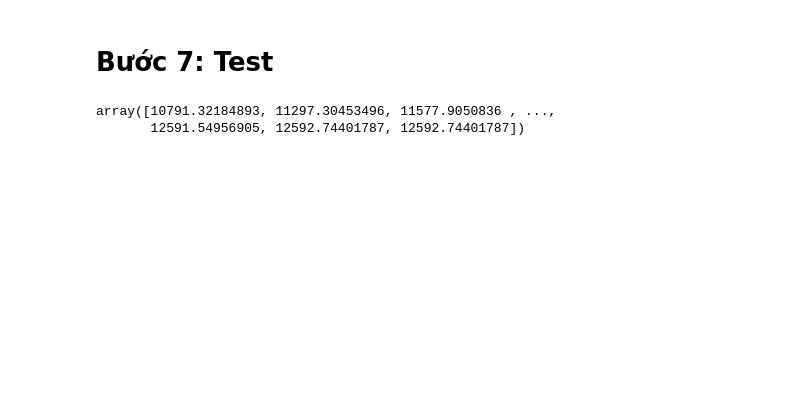
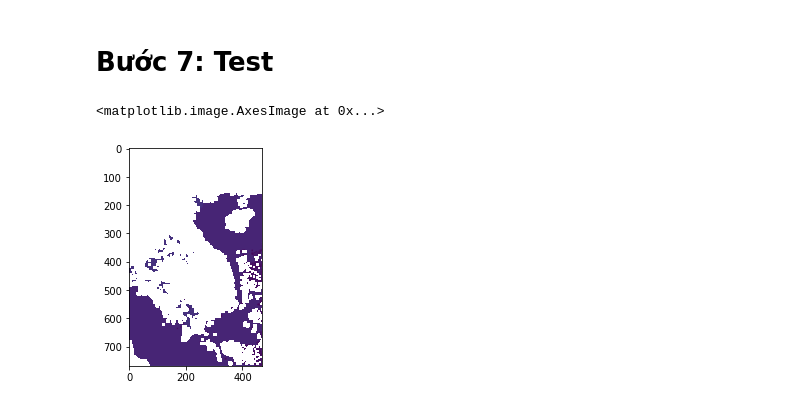
Before and after one commit to Minology/cvdhd-escape, a Jupyter notebook: land_use_regression.ipynb, the cells around one changed output. Cells and saved outputs as stored; diff of their text form; code cells hidden in the pictures; blank space fills up the shorter version.

```diff
--- a/Training.ipynb
+++ b/land_use_regression.ipynb
@@ -154,7 +159,7 @@ is_model_valid([14.946586, -13.687712], ['relative_humidity_9000', 'relative_hum
 # %% [output]
 False
 # %%
-EPS = 0
+EPS = -0.0003
 
 models = {}
 current_r2 = valid_model_df['adjusted_r2'].to_numpy()[0]
@@ -344,12 +354,2 @@ Name: feature, Length: 66, dtype: object, r2: 0.00859356331715444
 # %%
 best_model, _ = get_model_and_r2(chosen_features)
-# %%
-def test_date(date):
-    test_data = pd.read_csv(f'data/test/test{date.year}{date.month:02}{date.day:02}.csv')
-    no2 = best_model.predict(test_data[chosen_features])
-    return no2
-
-test_date(datetime.datetime(2019, 1, 3))
-# %% [output]
-array([10791.32184893, 11297.30453496, 11577.9050836 , ...,
-       12591.54956905, 12592.74401787, 12592.74401787])
@@ -355,0 +369,7 @@ array([10791.32184893, 11297.30453496, 11577.9050836 , ...,
+# %%
+def ReadGeoTiff(FilePath):
+    dataset = gdal.Open(FilePath, GA_ReadOnly)
+    # Get the first (and only) band.
+    band = dataset.GetRasterBand(1)
+    # Open as an array.
+    return band.ReadAsArray()
@@ -355,0 +399,30 @@ array([10791.32184893, 11297.30453496, 11577.9050836 , ...,
+# %%
+TEST_THRESHOLD = 300
+
+def test_date(date):
+    templateFilePath = r'data/template.tif'
+    array = ReadGeoTiff(templateFilePath)
+
+    array = np.full(array.shape, np.nan)
+    test_data = pd.read_csv(f'data/test/test{date.year}{date.month:02}{date.day:02}.csv')
+    no2 = best_model.predict(test_data[chosen_features])
+    test_locations = test_data[['lat', 'lon']].to_numpy()
+    for i in range(len(no2)):
+        lat, lon = test_locations[i]
+        x, y = lat_to_x(lat), lon_to_y(lon)
+        if no2[i] > TEST_THRESHOLD:
+            array[round(x)][round(y)] = no2[i]
+
+    NDV, xsize, ysize, GeoT, Projection, DataType = GetGeoInfo(templateFilePath)
+    # Set up the GTiff driver
+    driver = gdal.GetDriverByName('GTiff')
+    outputFile = CreateGeoTiff(f'output/NO2_{date.year}{date.month:02}{date.day:02}.tif',
+                               array, driver, NDV, xsize, ysize, GeoT, Projection, DataType)
+    return array
+# %%
+# Thử test ngày 3/1/2019 và trực quan hóa kết quả
+output = test_date(datetime.datetime(2019, 1, 3))
+plt.imshow(output)
+# %% [output]
+<matplotlib.image.AxesImage at 0x...>
+[figure, added]
```
Also changed, not shown: parts of 13 cells of this notebook, 4 other files.
